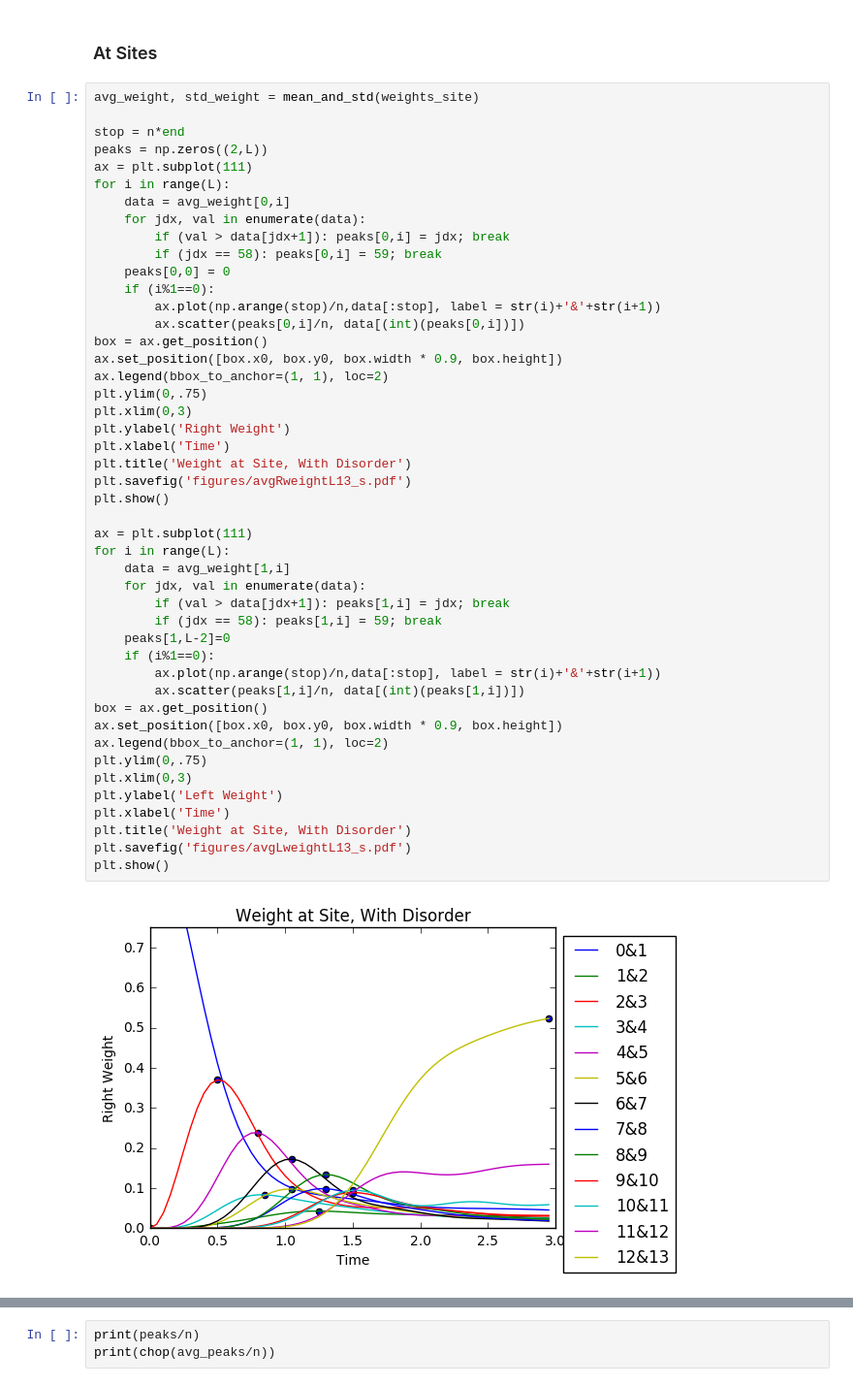
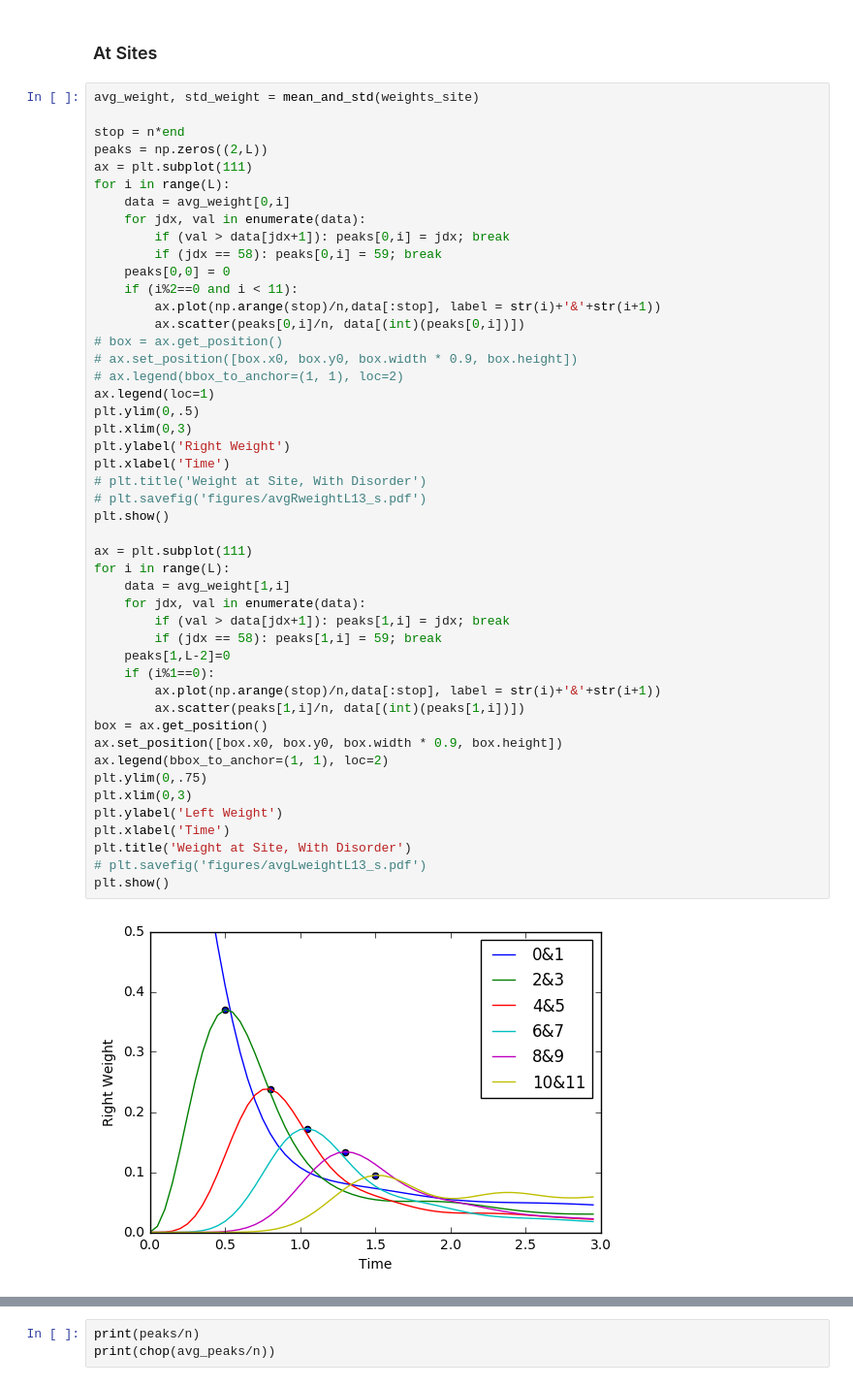
Before and after one commit to cnstahl/Asymmetric, a Jupyter notebook: python/Hamiltonian/Peaks13.ipynb, the cells around one changed output, grey strips where cells are left out. Shown at 97% size. Drawn from its saved outputs; the diff is of its cells as text.

```diff
--- a/python/Hamiltonian/Peaks13.ipynb
+++ b/python/Hamiltonian/Peaks13.ipynb
@@ -82,42 +82,43 @@ for i in range(L):
         if (val > data[jdx+1]): peaks[0,i] = jdx; break
         if (jdx == 58): peaks[0,i] = 59; break
     peaks[0,0] = 0
-    if (i%1==0):
+    if (i%2==0 and i < 11):
         ax.plot(np.arange(stop)/n,data[:stop], label = str(i)+'&'+str(i+1))
         ax.scatter(peaks[0,i]/n, data[(int)(peaks[0,i])])
-box = ax.get_position()
-ax.set_position([box.x0, box.y0, box.width * 0.9, box.height])
-ax.legend(bbox_to_anchor=(1, 1), loc=2)
-plt.ylim(0,.75)
+# box = ax.get_position()
+# ax.set_position([box.x0, box.y0, box.width * 0.9, box.height])
+# ax.legend(bbox_to_anchor=(1, 1), loc=2)
+ax.legend(loc=1)
+plt.ylim(0,.5)
 plt.xlim(0,3)
 plt.ylabel('Right Weight')
 plt.xlabel('Time')
-plt.title('Weight at Site, With Disorder')
-plt.savefig('figures/avgRweightL13_s.pdf')
+# plt.title('Weight at Site, With Disorder')
+# plt.savefig('figures/avgRweightL13_s.pdf')
 plt.show()
 
 ax = plt.subplot(111)
 for i in range(L):
     data = avg_weight[1,i]
     for jdx, val in enumerate(data):
         if (val > data[jdx+1]): peaks[1,i] = jdx; break
         if (jdx == 58): peaks[1,i] = 59; break
     peaks[1,L-2]=0
     if (i%1==0):
         ax.plot(np.arange(stop)/n,data[:stop], label = str(i)+'&'+str(i+1))
         ax.scatter(peaks[1,i]/n, data[(int)(peaks[1,i])])
 box = ax.get_position()
 ax.set_position([box.x0, box.y0, box.width * 0.9, box.height])
 ax.legend(bbox_to_anchor=(1, 1), loc=2)
 plt.ylim(0,.75)
 plt.xlim(0,3)
 plt.ylabel('Left Weight')
 plt.xlabel('Time')
 plt.title('Weight at Site, With Disorder')
-plt.savefig('figures/avgLweightL13_s.pdf')
+# plt.savefig('figures/avgLweightL13_s.pdf')
 plt.show()
 # %% [output]
-[figure, old version]
+[figure, new version]
 [figure]
 # %%
 plt.plot(range(L),peaks[0]/n, 'o-', label="Forward")
```
Also changed, not shown: parts of 6 cells of this notebook, 3 other files.
